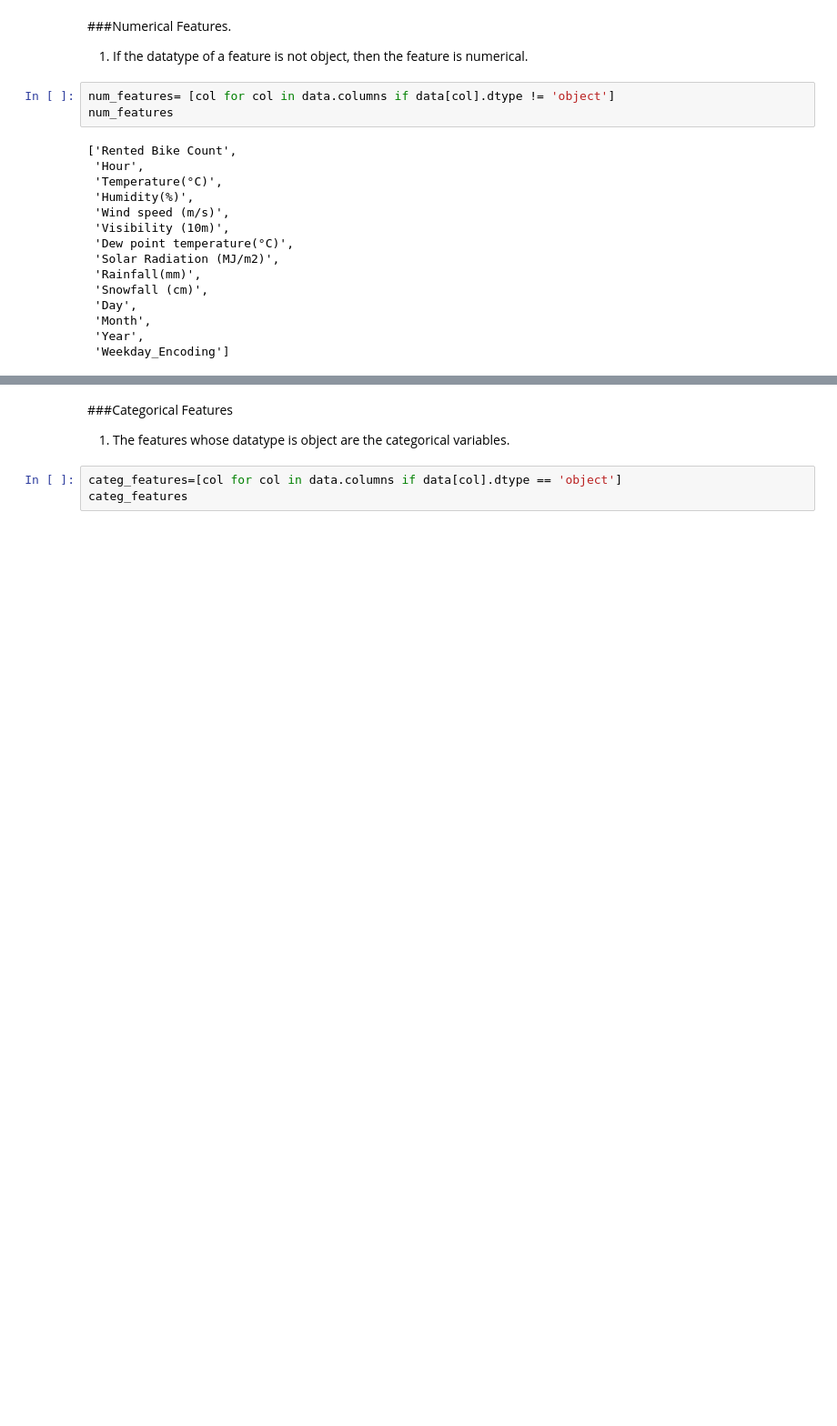
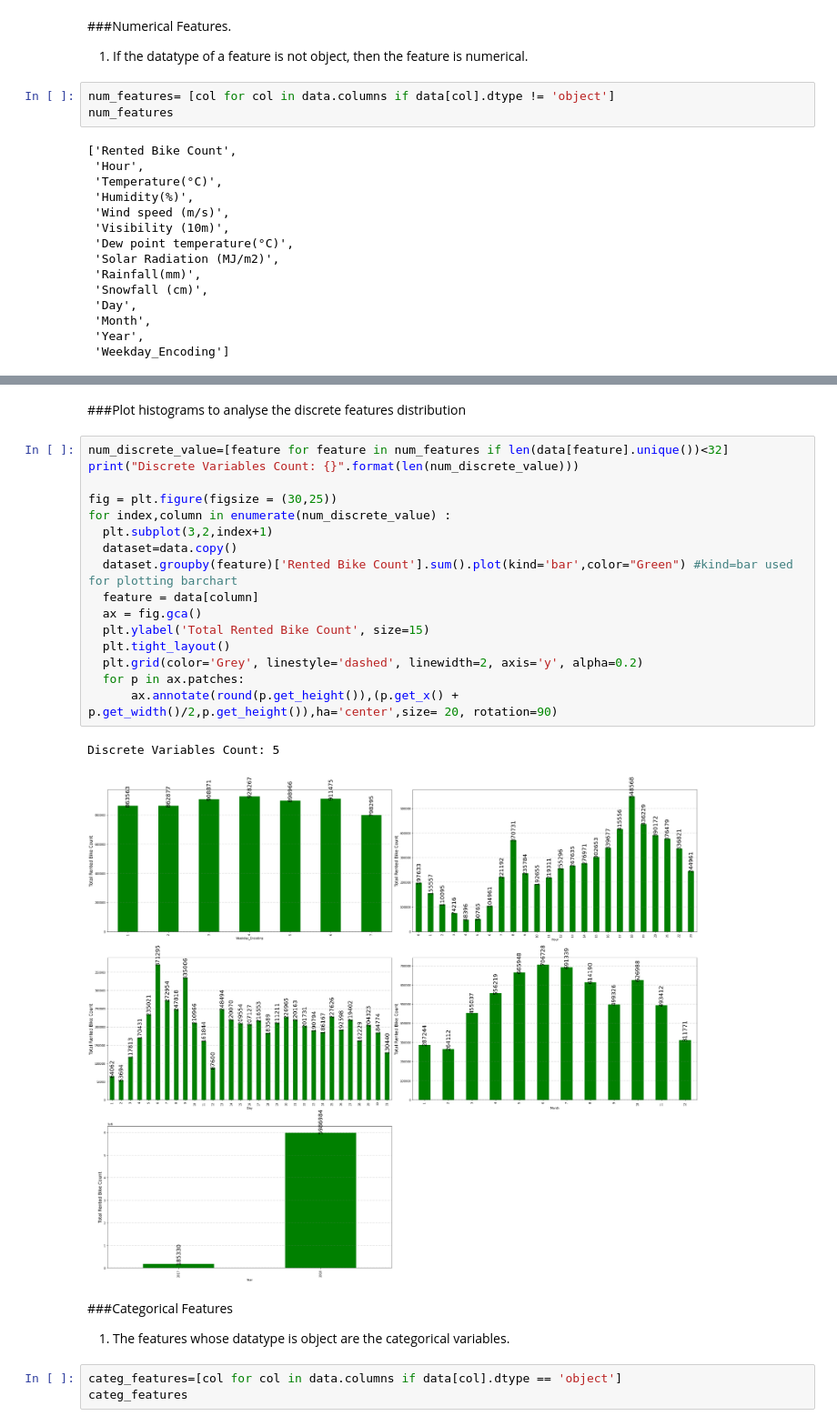
Before and after one commit to shu-nya/Bike-Sharing-Demand-Prediction, a Jupyter notebook: Bike_Sharing_Demand_Prediction.ipynb, the cells around one changed output, grey strips where cells are left out. Shown at 91% size. Drawn from its saved outputs; the diff is of its cells as text; blank space fills up the shorter version.

```diff
--- a/Bike_Sharing_Demand_Prediction.ipynb
+++ b/Bike_Sharing_Demand_Prediction.ipynb
@@ -240,3 +292,24 @@ num_features
+# %% [markdown]
+###Plot histograms to analyse the discrete features distribution
+# %%
+num_discrete_value=[feature for feature in num_features if len(data[feature].unique())<32]
+print("Discrete Variables Count: {}".format(len(num_discrete_value)))
+
+fig = plt.figure(figsize = (30,25))
+for index,column in enumerate(num_discrete_value) :
+  plt.subplot(3,2,index+1)
+  dataset=data.copy()
+  dataset.groupby(feature)['Rented Bike Count'].sum().plot(kind='bar',color="Green") #kind=bar used for plotting barchart
+  feature = data[column]
+  ax = fig.gca()
+  plt.ylabel('Total Rented Bike Count', size=15)
+  plt.tight_layout()
+  plt.grid(color='Grey', linestyle='dashed', linewidth=2, axis='y', alpha=0.2)
+  for p in ax.patches:
+      ax.annotate(round(p.get_height()),(p.get_x() + p.get_width()/2,p.get_height()),ha='center',size= 20, rotation=90)
+# %% [output]
+Discrete Variables Count: 5
+[figure, added]
 # %% [markdown]
 ###Categorical Features
 
```
Also changed, not shown: parts of 45 cells of this notebook.
